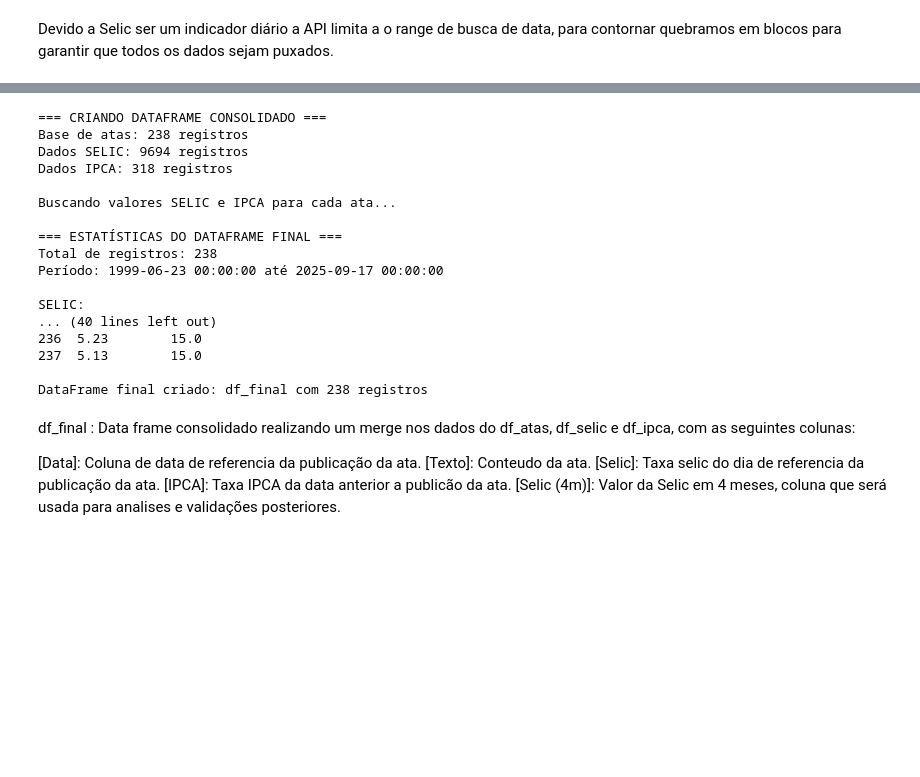
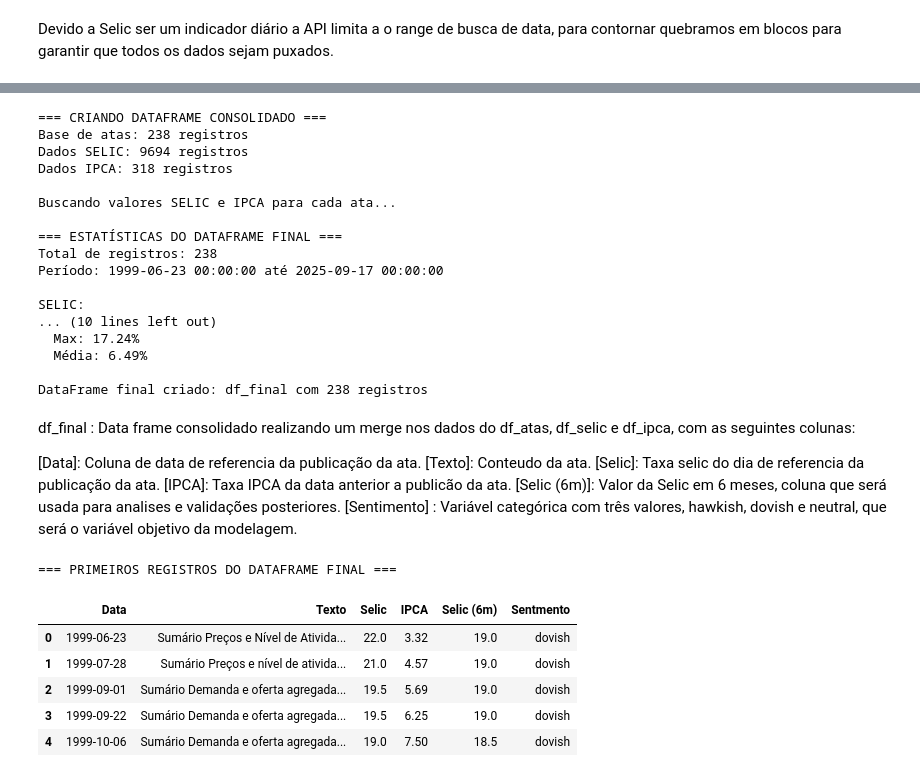
Before and after one commit to guilhermersduarte/Projeto-Aplicado2-Grupo19, a Jupyter notebook: Notebooks/analise_exploratoria_ata.ipynb, the cells around one changed output, grey strips where cells are left out. Saved outputs shown, nothing was run; the diff lists cells and outputs as text; code cells hidden in the pictures; blank space fills up the shorter version.

Commit message:
Textos e base entrega 2

```diff
--- a/Notebooks/analise_exploratoria_ata.ipynb
+++ b/Notebooks/analise_exploratoria_ata.ipynb
@@ -638,23 +638,23 @@ print("\nBuscando valores SELIC e IPCA para cada ata...")
 df_final['Selic'] = df_final['Data'].apply(buscar_selic)
 df_final['IPCA'] = df_final['Data'].apply(buscar_ipca_anterior)
 
-# Adicionar coluna Selic (4m) - SELIC daqui a 4 meses após cada ata para futuras validações de simulações.
-def buscar_selic_4m(data_ata):
+# Adicionar coluna Selic (6m) - SELIC daqui a 6 meses após cada ata para futuras validações de simulações.
+def buscar_selic_6m(data_ata):
     if df_selic_prep.empty:
         return np.nan
-    data_4m = data_ata + pd.DateOffset(months=4)
-    valor_selic_4m = df_selic_prep[df_selic_prep['data'] == data_4m]['valor']
-    if not valor_selic_4m.empty:
-        return valor_selic_4m.iloc[0]
+    data_6m = data_ata + pd.DateOffset(months=6)
+    valor_selic_6m = df_selic_prep[df_selic_prep['data'] == data_6m]['valor']
+    if not valor_selic_6m.empty:
+        return valor_selic_6m.iloc[0]
     else:
         # Se não encontrar valor exato, buscar o mais próximo anterior
-        valores_anteriores = df_selic_prep[df_selic_prep['data'] <= data_4m]
+        valores_anteriores = df_selic_prep[df_selic_prep['data'] <= data_6m]
         if not valores_anteriores.empty:
             return valores_anteriores.iloc[-1]['valor']
         else:
             return np.nan
 
-df_final['Selic (4m)'] = df_final['Data'].apply(buscar_selic_4m)
+df_final['Selic (6m)'] = df_final['Data'].apply(buscar_selic_6m)
 
 # Verificar resultados
 print("\n=== ESTATÍSTICAS DO DATAFRAME FINAL ===")
@@ -677,11 +677,9 @@ if df_final['IPCA'].notna().any():
     print(f"  Max: {df_final['IPCA'].max():.2f}%")
     print(f"  Média: {df_final['IPCA'].mean():.2f}%")
 
-print("\n=== PRIMEIROS REGISTROS DO DATAFRAME FINAL ===")
-print(df_final.head())
 
-print("\n=== ÚLTIMOS REGISTROS DO DATAFRAME FINAL ===")
-print(df_final.tail())
+
+
 
 # Verificar registros com dados faltantes
 registros_incompletos = df_final[(df_final['Selic'].isna()) | (df_final['IPCA'].isna())]
@@ -703,11 +701,18 @@ Total de registros: 238
 Período: 1999-06-23 00:00:00 até 2025-09-17 00:00:00
 
 SELIC:
-... (40 lines left out)
-236  5.23        15.0
-237  5.13        15.0
+... (10 lines left out)
+  Max: 17.24%
+  Média: 6.49%
 
 DataFrame final criado: df_final com 238 registros
+# %%
+#Criação da coluna objetivo categórica 'Sentimento'
+df_final['Sentmento'] = df_final.apply(
+    lambda row: 'hawkish' if row['Selic (6m)'] > row['Selic'] else
+                'neutral' if row['Selic (6m)'] == row['Selic'] else 'dovish',
+    axis=1
+)
 # %% [markdown]
 df_final : Data frame consolidado realizando um merge nos dados do df_atas, df_selic e df_ipca, com as seguintes colunas:
 
@@ -715,4 +720,16 @@ df_final : Data frame consolidado realizando um merge nos dados do df_atas, df_s
 [Texto]: Conteudo da ata.
 [Selic]: Taxa selic do dia de referencia da publicação da ata.
 [IPCA]: Taxa IPCA da data anterior a publicão da ata.
-[Selic (4m)]: Valor da Selic em 4 meses, coluna que será usada para analises e validações posteriores.
+[Selic (6m)]: Valor da Selic em 6 meses, coluna que será usada para analises e validações posteriores.
+[Sentimento] : Variável categórica com três valores, hawkish, dovish e neutral, que será o variável objetivo da modelagem.
+# %%
+print("\n=== PRIMEIROS REGISTROS DO DATAFRAME FINAL ===")
+df_final.head()
+# %% [output]
+=== PRIMEIROS REGISTROS DO DATAFRAME FINAL ===
+|  | Data | Texto | Selic | IPCA | Selic (6m) | Sentmento |
+| 0 | 1999-06-23 | Sumário Preços e Nível de Ativida... | 22.0 | 3.32 | 19.0 | dovish |
+| 1 | 1999-07-28 | Sumário Preços e nível de ativida... | 21.0 | 4.57 | 19.0 | dovish |
+| 2 | 1999-09-01 | Sumário Demanda e oferta agregada... | 19.5 | 5.69 | 19.0 | dovish |
+| 3 | 1999-09-22 | Sumário Demanda e oferta agregada... | 19.5 | 6.25 | 19.0 | dovish |
+| 4 | 1999-10-06 | Sumário Demanda e oferta agregada... | 19.0 | 7.50 | 18.5 | dovish |
```
Also changed, not shown: parts of 8 cells of this notebook, 29 other files.
